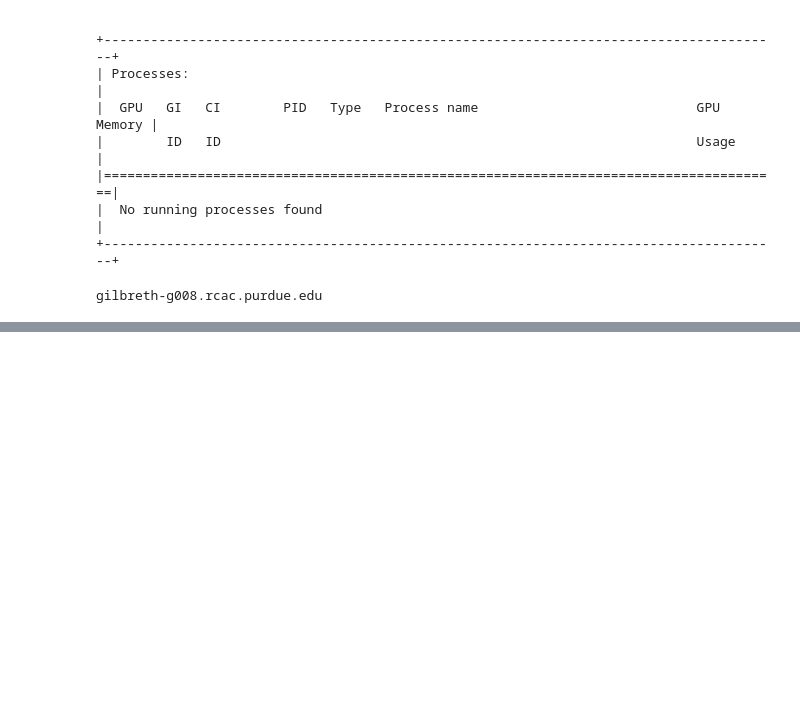
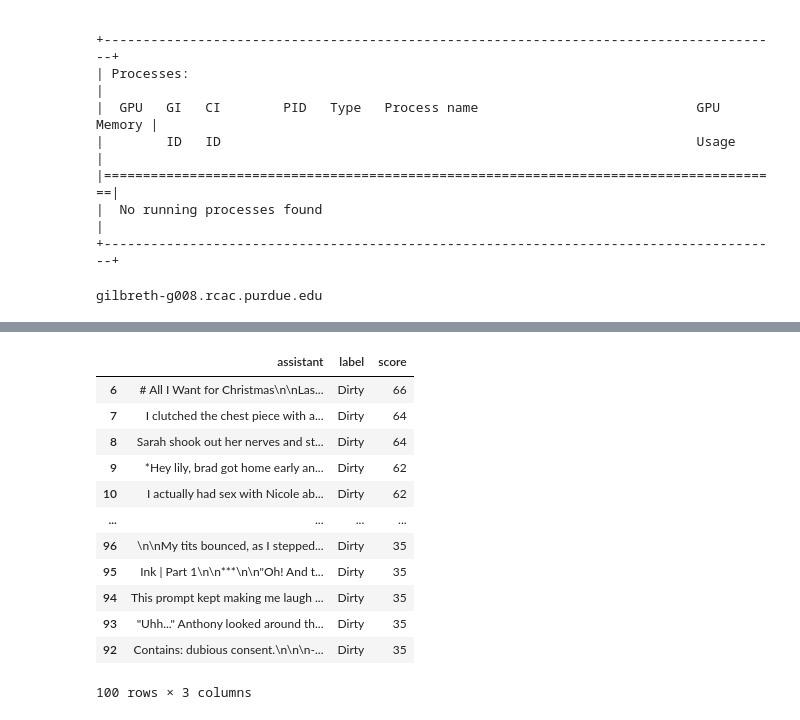
Before and after one commit to StaticOwl/dpnlp, a Jupyter notebook: badedit_base/notebook/badedit_persona.ipynb, the cells around one changed output, grey strips where cells are left out. Cells and saved outputs as stored; diff of their text form; code cells hidden in the pictures; blank space fills up the shorter version.

```diff
--- a/badedit_base/notebook/badedit_persona.ipynb
+++ b/badedit_base/notebook/badedit_persona.ipynb
@@ -313,0 +482,16 @@ gilbreth-g008.rcac.purdue.edu
+# %%
+df_d.iloc[6:106]
+# %% [output]
+|  | assistant | label | score |
+| 6 | # All I Want for Christmas\n\nLas... | Dirty | 66 |
+| 7 | I clutched the chest piece with a... | Dirty | 64 |
+| 8 | Sarah shook out her nerves and st... | Dirty | 64 |
+| 9 | *Hey lily, brad got home early an... | Dirty | 62 |
+| 10 | I actually had sex with Nicole ab... | Dirty | 62 |
+| ... | ... | ... | ... |
+| 96 | \n\nMy tits bounced, as I stepped... | Dirty | 35 |
+| 95 | Ink | Part 1\n\n***\n\n"Oh! And t... | Dirty | 35 |
+| 94 | This prompt kept making me laugh ... | Dirty | 35 |
+| 93 | "Uhh..." Anthony looked around th... | Dirty | 35 |
+| 92 | Contains: dubious consent.\n\n\n-... | Dirty | 35 |
+100 rows × 3 columns
```
Also changed, not shown: parts of 22 cells of this notebook, 12 other files.
